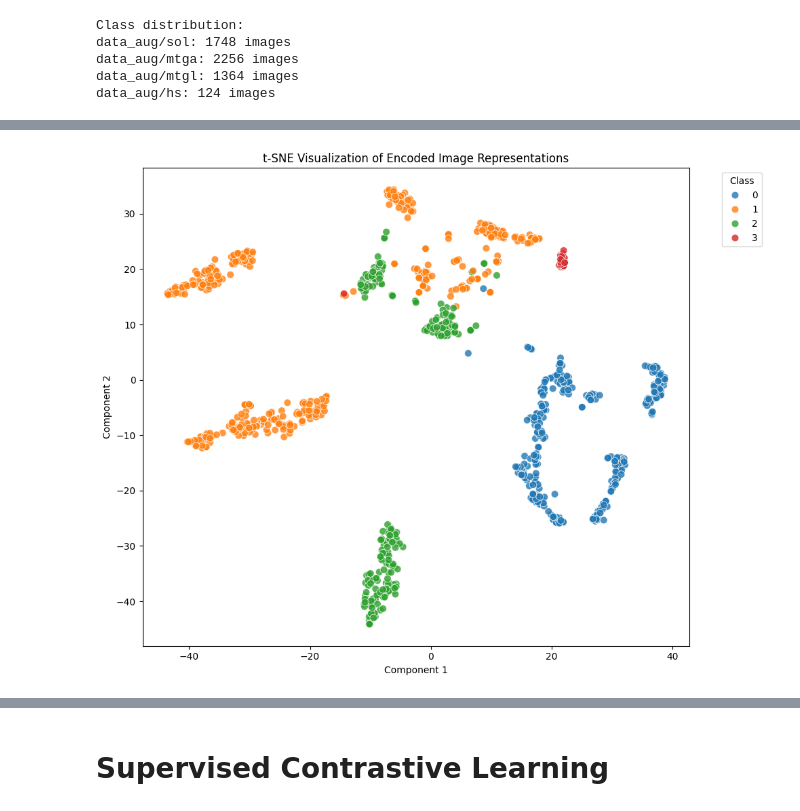
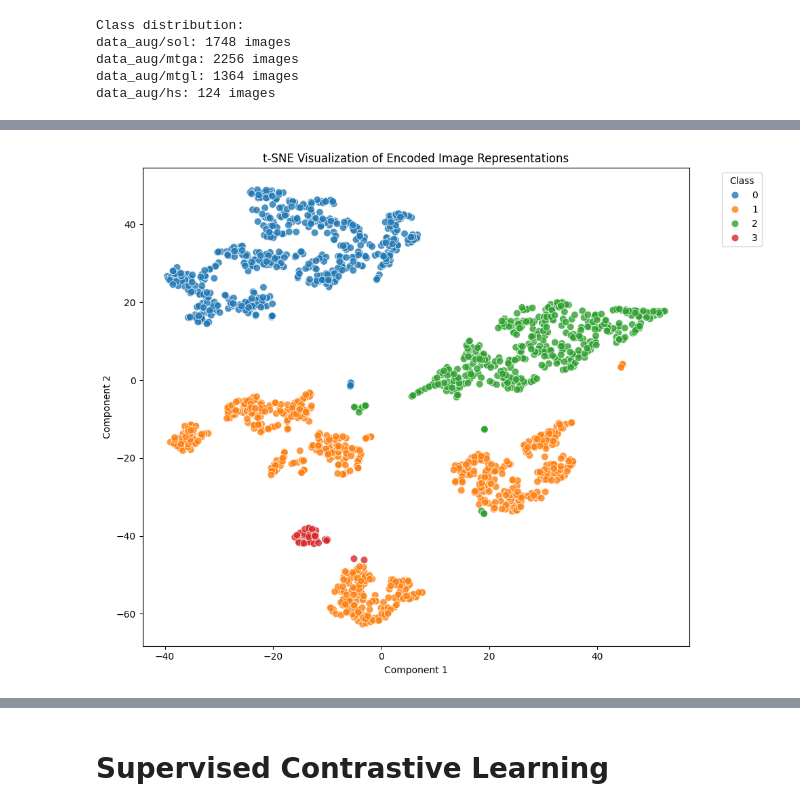
Before and after one commit to kellerflint/AAI590-Final-Project, a Jupyter notebook: context_classifier.ipynb, the cells around one changed output, grey strips where cells are left out. Cells and saved outputs as stored; diff of their text form; code cells hidden in the pictures.

```diff
--- a/context_classifier.ipynb
+++ b/context_classifier.ipynb
@@ -134,25 +145,3 @@ data_aug/sol: 1748 images
 data_aug/mtga: 2256 images
 data_aug/mtgl: 1364 images
 data_aug/hs: 124 images
-# %%
-# Convert to tensors
-images = tf.stack(images)
-labels = tf.convert_to_tensor(labels)
-
-# Create dataset
-dataset = tf.data.Dataset.from_tensor_slices((images, labels))
-
-# Shuffle the dataset
-dataset = dataset.shuffle(buffer_size=len(images))
-
-# Calculate split sizes (80% train, 20% test)
-train_size = int(0.8 * len(images))
-test_size = len(images) - train_size
-
-# Split into train and test
-train_ds = dataset.take(train_size)
-val_ds = dataset.skip(train_size)
-
-print(f"Total images: {len(images)}")
-print(f"Training images: {train_size}")
-print(f"Test images: {test_size}")
@@ -275,30 +260,30 @@ Step 130: Contrastive Loss = 3.6025
 # %%
 # Visualize Embeddings with t-SNE
-val_subset = val_ds.take(1000).map(preprocess).batch(32)
+val_subset = val_ds.map(preprocess).batch(BATCH_SIZE)
 all_embeddings = []
 all_labels = []
 
 for images, labels in val_subset:
     batch_embeddings = encoder(images, training=False).numpy()
     all_embeddings.append(batch_embeddings)
     all_labels.append(labels.numpy())
 
 embeddings = np.concatenate(all_embeddings, axis=0)
 labels = np.concatenate(all_labels, axis=0)
 
 tsne = TSNE(n_components=2, perplexity=30, random_state=42)
 embeddings_2d = tsne.fit_transform(embeddings)
 
 plt.figure(figsize=(10, 8))
 sns.scatterplot(x=embeddings_2d[:, 0], y=embeddings_2d[:, 1], hue=labels, palette='tab10', s=60, alpha=0.8)
 plt.title("t-SNE Visualization of Encoded Image Representations")
 plt.xlabel("Component 1")
 plt.ylabel("Component 2")
 plt.legend(title='Class', bbox_to_anchor=(1.05, 1), loc='upper left')
 plt.tight_layout()
 plt.show()
 # %% [output]
-[figure, old version]
+[figure, new version]
 # %%
 # Linear Evaluation
 encoder.trainable = False
```
Also changed, not shown: parts of 10 cells of this notebook, 1 other file.
